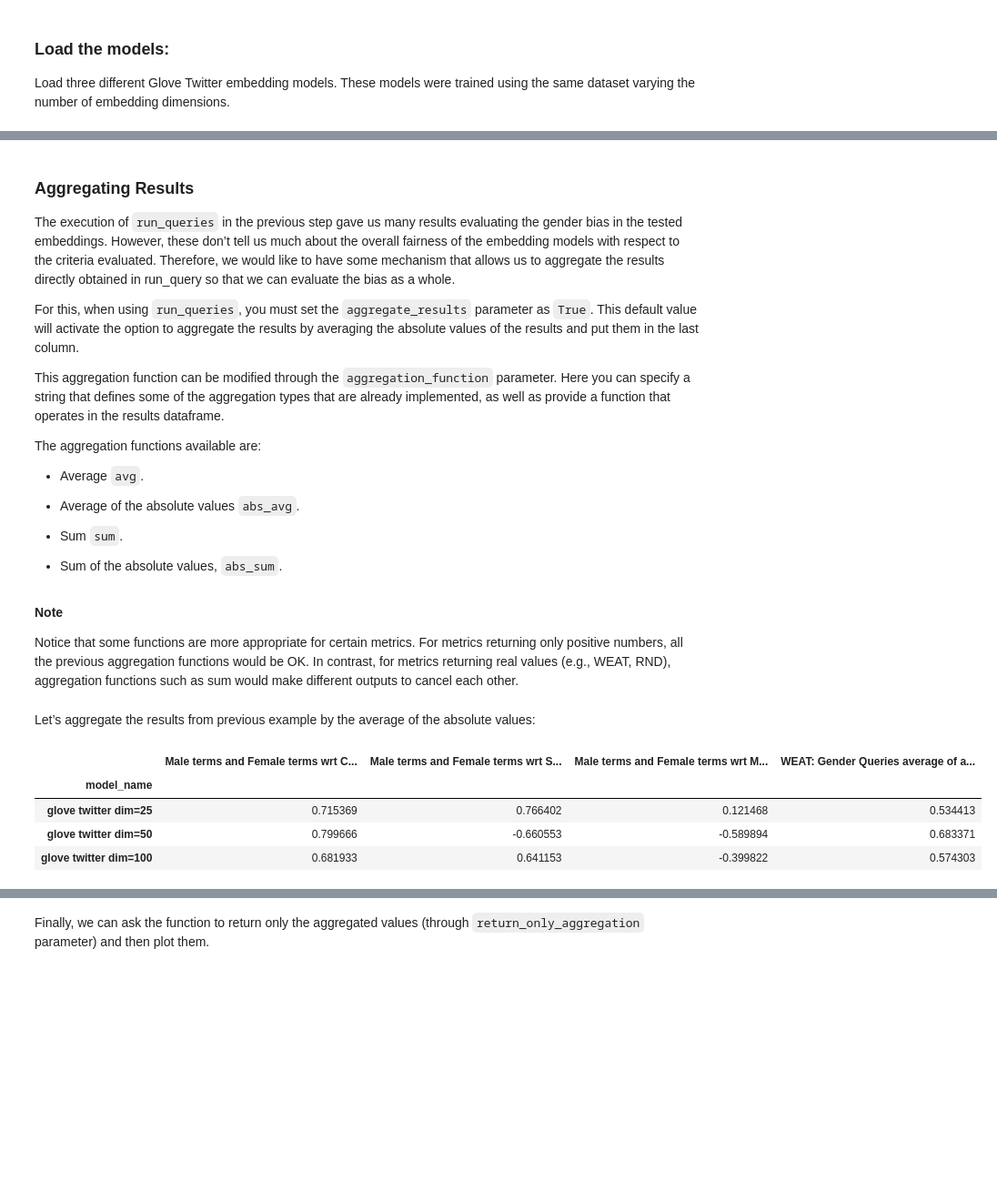
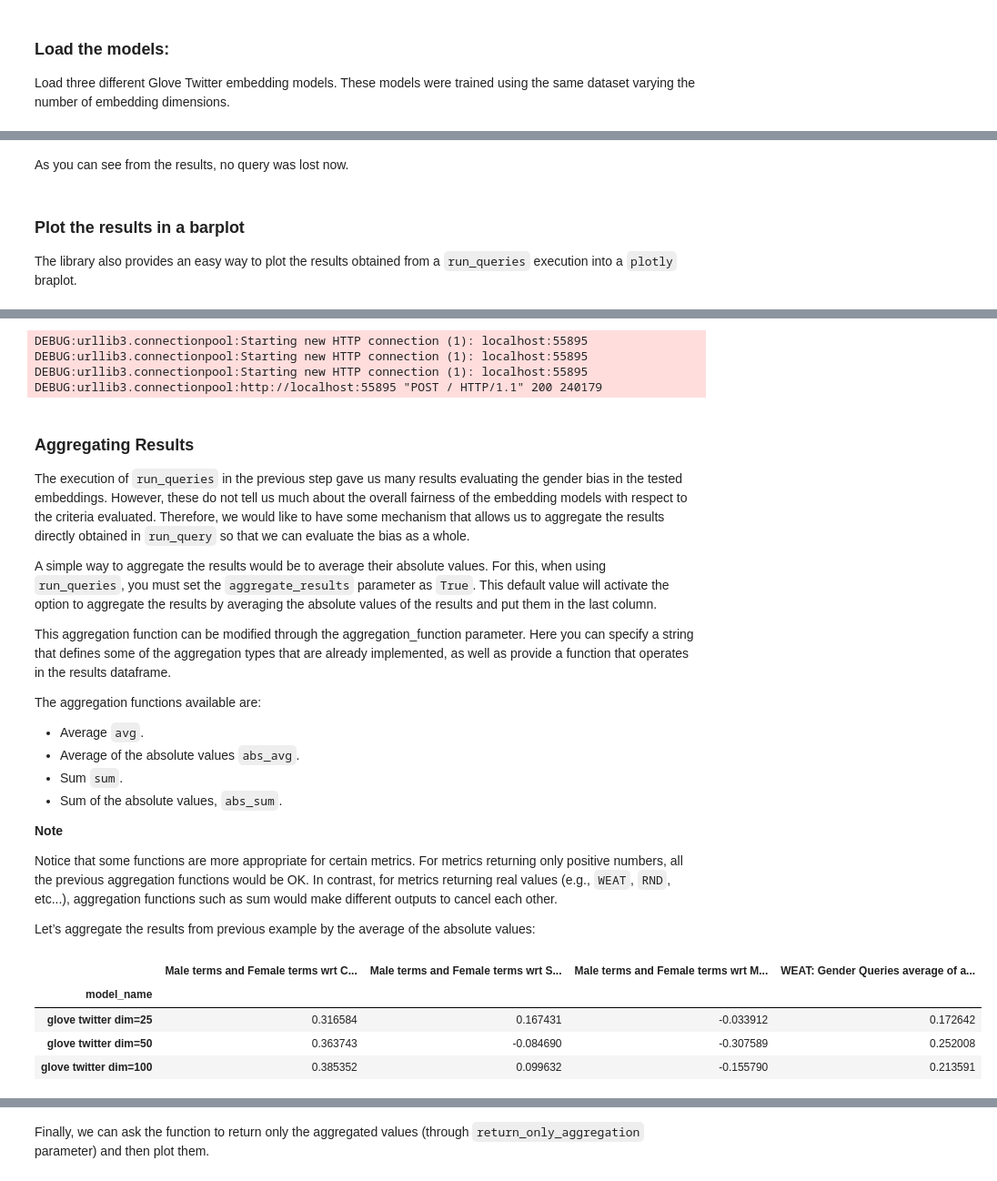
Before and after one commit to dccuchile/wefe, a Jupyter notebook: examples/User_Guide.ipynb, the cells around one changed output, grey strips where cells are left out. Shown at 91% size. Drawn from its saved outputs; the diff is of its cells as text; code cells hidden in the pictures; blank space fills up the shorter version.

```diff
--- a/examples/User_Guide.ipynb
+++ b/examples/User_Guide.ipynb
@@ -75,11 +195,11 @@ import gensim.downloader as api
 
 Load three different Glove Twitter embedding models. These models were trained using the same dataset varying the number of embedding dimensions.
 # %%
-model_1 = (api.load('glove-twitter-25'),
+model_1 = WordEmbeddingModel(api.load('glove-twitter-25'),
                              'glove twitter dim=25')
-model_2 = (api.load('glove-twitter-50'),
+model_2 = WordEmbeddingModel(api.load('glove-twitter-50'),
                              'glove twitter dim=50')
-model_3 = (api.load('glove-twitter-100'),
+model_3 = WordEmbeddingModel(api.load('glove-twitter-100'),
                              'glove twitter dim=100')
 
 models = [model_1, model_2, model_3]
@@ -143 +292,7 @@ If more than 20% (by default) of the words from any of the word sets of the quer
+# %% [markdown]
+As you can see from the results, no query was lost now.
+# %% [markdown]
+### Plot the results in a barplot
+
+The library also provides an easy way to plot the results obtained from a `run_queries` execution into a `plotly` braplot.
 # %%
@@ -146,42 +303,52 @@ plot_queries_results(WEAT_gender_results).show()
 # %% [output]
 [interactive output not drawn]
 [interactive output not drawn]
+# %%
+f = plot_queries_results(WEAT_gender_results)
+
+f.write_image('./doc/images/WEAT_gender_results.png', width = 1200, height= 600, scale=3)
+# %% [output]
+DEBUG:urllib3.connectionpool:Starting new HTTP connection (1): localhost:55895
+DEBUG:urllib3.connectionpool:Starting new HTTP connection (1): localhost:55895
+DEBUG:urllib3.connectionpool:Starting new HTTP connection (1): localhost:55895
+DEBUG:urllib3.connectionpool:http://localhost:55895 "POST / HTTP/1.1" 200 240179
 # %% [markdown]
 ### Aggregating Results
 
-The execution of `run_queries` in the previous step gave us many results evaluating the gender bias in the tested embeddings. However, these don’t tell us much about the overall fairness of the embedding models with respect to the criteria evaluated. Therefore, we would like to have some mechanism that allows us to aggregate the results directly obtained in run_query so that we can evaluate the bias as a whole.
+The execution of `run_queries` in the previous step gave us many results evaluating the gender bias in the tested embeddings. However, these do not tell us much about the overall fairness of the embedding models with respect to the criteria evaluated. Therefore, we would like to have some mechanism that allows us to aggregate the results directly obtained in `run_query` so that we can evaluate the bias as a whole.
 
-For this, when using `run_queries`, you must set the `aggregate_results` parameter as `True`. This default value will activate the option to aggregate the results by averaging the absolute values of the results and put them in the last column.
+A simple way to aggregate the results would be to average their absolute values. For this, when using `run_queries`, you must set the `aggregate_results` parameter as `True`. This default value will activate the option to aggregate the results by averaging the absolute values of the results and put them in the last column.
 
-This aggregation function can be modified through the `aggregation_function` parameter. Here you can specify a string that defines some of the aggregation types that are already implemented, as well as provide a function that operates in the results dataframe.
+This aggregation function can be modified through the aggregation_function parameter. Here you can specify a string that defines some of the aggregation types that are already implemented, as well as provide a function that operates in the results dataframe.
+
 
 The aggregation functions available are:
 
 - Average `avg`.
+- Average of the absolute values `abs_avg`.
+- Sum `sum`.
+- Sum of the absolute values, `abs_sum`.
 
-- Average of the absolute values `abs_avg`.
+**Note**
 
-- Sum `sum`.
+Notice that some functions are more appropriate for certain metrics. For metrics returning only positive numbers, all the previous aggregation functions would be OK. In contrast, for metrics returning real values (e.g., `WEAT`, `RND`, etc...), aggregation functions such as sum would make different outputs to cancel each other.
 
-- Sum of the absolute values, `abs_sum`.
+Let’s aggregate the results from previous example by the average of the absolute values:
-# %% [markdown]
-**Note**
-
-Notice that some functions are more appropriate for certain metrics. For metrics returning only positive numbers, all the previous aggregation functions would be OK. In contrast, for metrics returning real values (e.g., WEAT, RND), aggregation functions such as sum would make different outputs to cancel each other.
-# %% [markdown]
-Let’s aggregate the results from previous example by the average of the absolute values:
 # %%
-WEAT_gender_results_agg = run_queries(WEAT,
-                                  gender_queries,
-                                  models,
-                                  metric_params={'return_effect_size': True},
-                                  aggregate_results=True,
-                                  aggregation_function='abs_avg',
-                                  queries_set_name='Gender Queries')
+WEAT_gender_results_agg = run_queries(
+    WEAT,
+    gender_queries,
+    models,
+    metric_params={'preprocessor_args': {
+        'lowercase': True
+    }},
+    aggregate_results=True,
+    aggregation_function='abs_avg',
+    queries_set_name='Gender Queries')
 WEAT_gender_results_agg
 # %% [output]
 |  | Male terms and Female terms wrt C... | Male terms and Female terms wrt S... | Male terms and Female terms wrt M... | WEAT: Gender Queries average of a... |
 | model_name |  |  |  |  |
-| glove twitter dim=25 | 0.715369 | 0.766402 | 0.121468 | 0.534413 |
-| glove twitter dim=50 | 0.799666 | -0.660553 | -0.589894 | 0.683371 |
-| glove twitter dim=100 | 0.681933 | 0.641153 | -0.399822 | 0.574303 |
+| glove twitter dim=25 | 0.316584 | 0.167431 | -0.033912 | 0.172642 |
+| glove twitter dim=50 | 0.363743 | -0.084690 | -0.307589 | 0.252008 |
+| glove twitter dim=100 | 0.385352 | 0.099632 | -0.155790 | 0.213591 |
```
Also changed, not shown: parts of 63 cells of this notebook, 17 other files.
